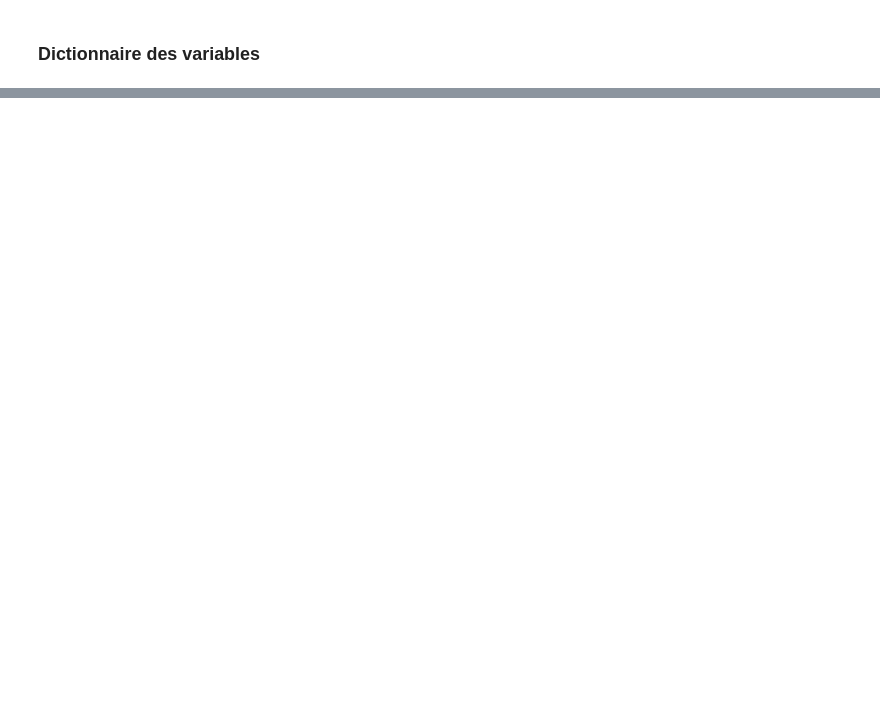
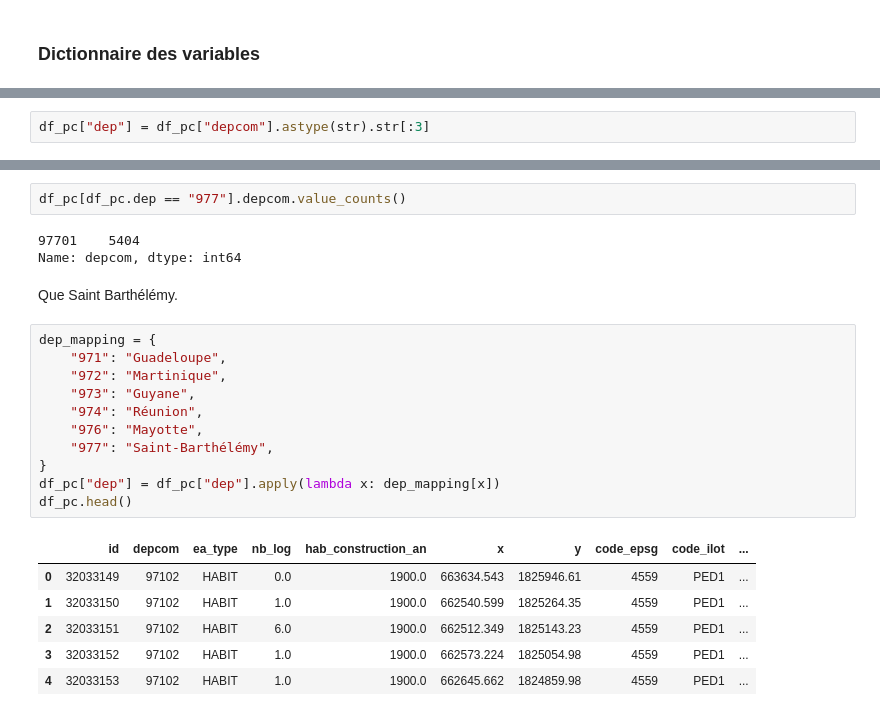
Before and after one commit to InseeFrLab/detection-habitat-spontane, a Jupyter notebook: notebooks/explore_ril.ipynb, the cells around one changed output, grey strips where cells are left out. Drawn from its saved outputs; the diff is of its cells as text; blank space fills up the shorter version.

```diff
--- a/notebooks/explore_ril.ipynb
+++ b/notebooks/explore_ril.ipynb
@@ -96,0 +146,2 @@ Name: lien_cmt, dtype: int64
+# %%
+df_pc["dep"] = df_pc["depcom"].astype(str).str[:3]
@@ -96,0 +158,25 @@ Name: lien_cmt, dtype: int64
+# %%
+df_pc[df_pc.dep == "977"].depcom.value_counts()
+# %% [output]
+97701    5404
+Name: depcom, dtype: int64
+# %% [markdown]
+Que Saint Barthélémy.
+# %%
+dep_mapping = {
+    "971": "Guadeloupe",
+    "972": "Martinique",
+    "973": "Guyane",
+    "974": "Réunion",
+    "976": "Mayotte",
+    "977": "Saint-Barthélémy",
+}
+df_pc["dep"] = df_pc["dep"].apply(lambda x: dep_mapping[x])
+df_pc.head()
+# %% [output]
+|  | id | depcom | ea_type | nb_log | hab_construction_an | x | y | code_epsg | code_ilot | ... |
+| 0 | 32033149 | 97102 | HABIT | 0.0 | 1900.0 | 663634.543 | 1825946.61 | 4559 | PED1 | ... |
+| 1 | 32033150 | 97102 | HABIT | 1.0 | 1900.0 | 662540.599 | 1825264.35 | 4559 | PED1 | ... |
+| 2 | 32033151 | 97102 | HABIT | 6.0 | 1900.0 | 662512.349 | 1825143.23 | 4559 | PED1 | ... |
+| 3 | 32033152 | 97102 | HABIT | 1.0 | 1900.0 | 662573.224 | 1825054.98 | 4559 | PED1 | ... |
+| 4 | 32033153 | 97102 | HABIT | 1.0 | 1900.0 | 662645.662 | 1824859.98 | 4559 | PED1 | ... |
```
Also changed, not shown: parts of 82 cells of this notebook.
